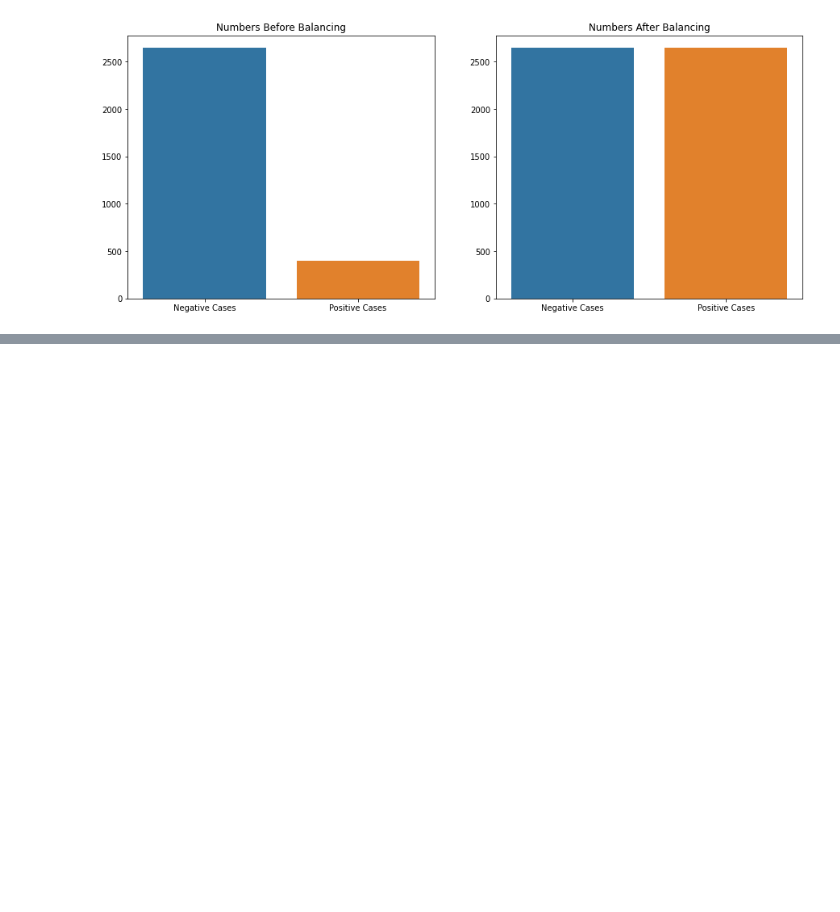
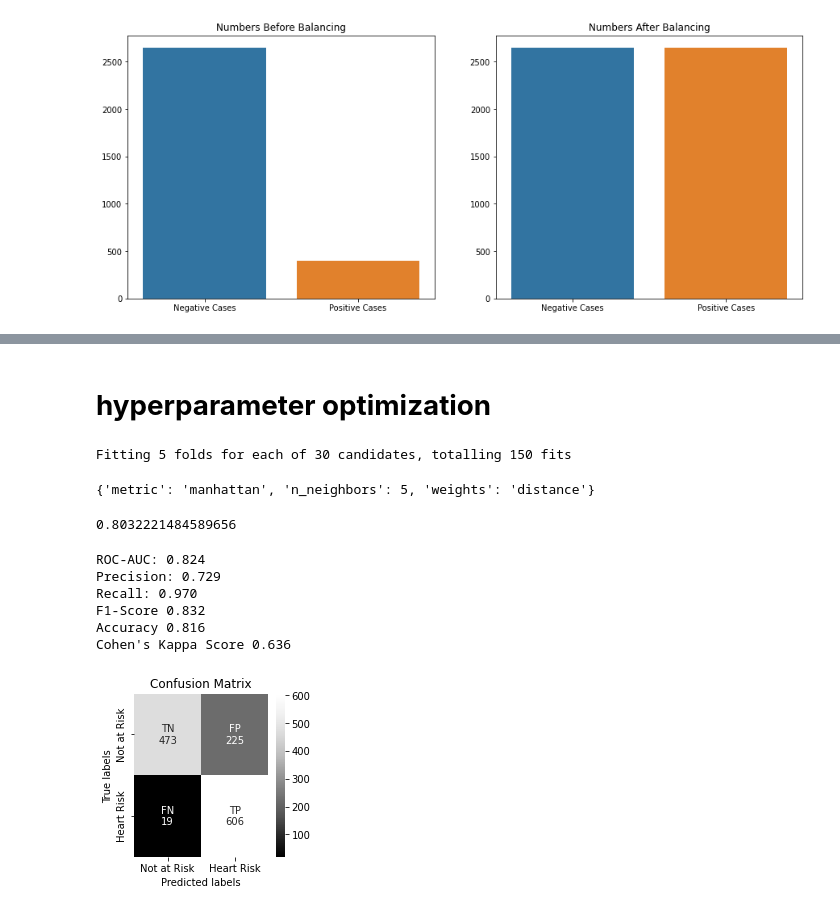
Before and after one commit to pmgumble/Cardiovascular-Risk-Prediction, a Jupyter notebook: Pratik_M_Gumble_Cardiovascular_Risk_Prediction.ipynb, the cells around one changed output, grey strips where cells are left out. Drawn from its saved outputs; the diff is of its cells as text; code cells hidden in the pictures; blank space fills up the shorter version.

```diff
--- a/Pratik_M_Gumble_Cardiovascular_Risk_Prediction.ipynb
+++ b/Pratik_M_Gumble_Cardiovascular_Risk_Prediction.ipynb
@@ -516,0 +802,74 @@ X_test = sc.transform(X_test)
+# %% [markdown]
+# **hyperparameter optimization**
+# %%
+#Define hyper parameters to tune
+from sklearn.model_selection import train_test_split, GridSearchCV, RandomizedSearchCV
+import numpy as np
+grid_params = { 'n_neighbors' : [5,7,9,11,13],
+               'weights' : ['uniform','distance'],
+               'metric' : ['minkowski','euclidean','manhattan']}
+knn = GridSearchCV(KNeighborsClassifier(), grid_params, verbose = 1, cv=5, n_jobs = -1)
+# %%
+# fit the model on our train set
+g_res = knn.fit(X_train, y_train)
+# %% [output]
+Fitting 5 folds for each of 30 candidates, totalling 150 fits
+# %%
+#best parameters
+g_res.best_params_
+# %% [output]
+{'metric': 'manhattan', 'n_neighbors': 5, 'weights': 'distance'}
+# %%
+# find the best score
+g_res.best_score_
+# %% [output]
+0.8032221484589656
+# %%
+# get a prediction
+y_hat = knn.predict(X_train)
+y_knn = knn.predict(X_test)
+# %%
+## Calculate the diff Metrics
+roc_auc = roc_auc_score(y_test, y_knn)
+print("ROC-AUC: {:.3f}".format(roc_auc))
+precision = precision_score(y_test, y_knn)
+recall = recall_score(y_test, y_knn)
+print("Precision: {:.3f}".format(precision))
+print("Recall: {:.3f}".format(recall))
+print ("F1-Score {:.3f}".format(2*precision*recall/(recall+precision)))
+accuracy =accuracy_score(y_test, y_knn)
+print("Accuracy {:.3f}".format(accuracy))
+print("Cohen's Kappa Score {:.3f}".format(cohen_kappa_score(y_test, y_knn)))
+# %% [output]
+ROC-AUC: 0.824
+Precision: 0.729
+Recall: 0.970
+F1-Score 0.832
+Accuracy 0.816
+Cohen's Kappa Score 0.636
+# %%
+# Get the confusion matrix for test
+plt.figure(figsize=(3,3))
+labels = ['Not at Risk','Heart Risk' ]
+cm = confusion_matrix(y_test, y_knn)
+
+cat = ['TN','FP','FN','TP']
+#cat = np.asarray(labels2).reshape(2,2)
+counts = [count for count in cm.flatten()]
+labelsIn = [f"{v1}\n{v2}" for v1, v2 in  zip(cat,counts)]
+
+labelsIn = np.asarray(labelsIn).reshape(2,2)
+
+ax= plt.subplot()
+#sns.heatmap(cm, annot=labelsIn, ax = ax,fmt='', cmap='Blues');
+
+sns.heatmap(cm, annot=labelsIn, cmap='Greys_r', fmt='')
+
+# labels, title and ticks
+ax.set_xlabel('Predicted labels');
+ax.set_ylabel('True labels');
+ax.set_title('Confusion Matrix');
+ax.xaxis.set_ticklabels(labels);
+ax.yaxis.set_ticklabels(labels);
+# %% [output]
+[figure, added]
```
Also changed, not shown: parts of 92 cells of this notebook.
